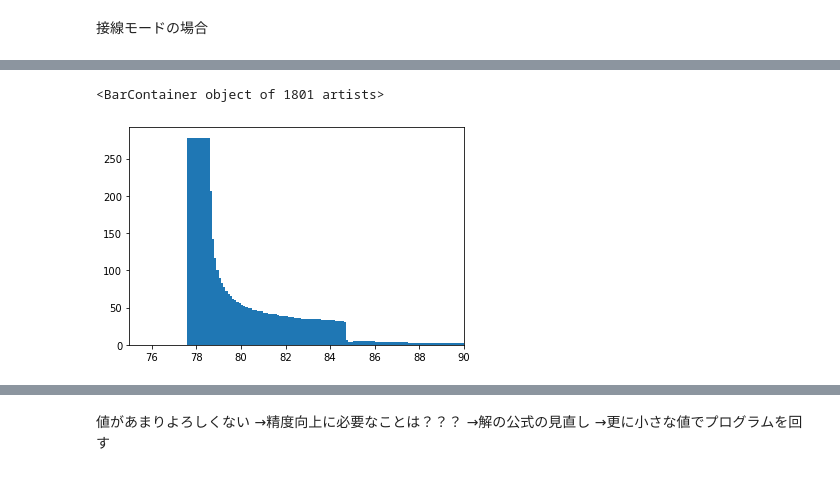
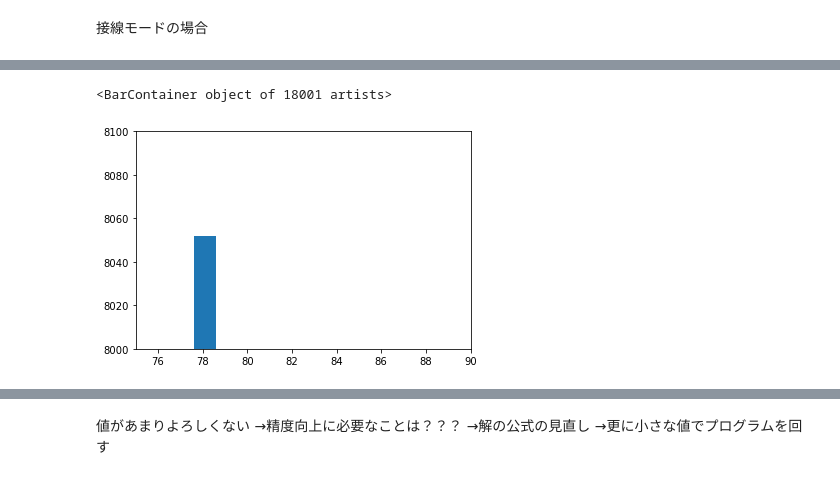
Before and after one commit to toshikingggg/lab, a Jupyter notebook: Optical-Depth-Measurement/new_optical_depth_mesurementt.ipynb, the cells around one changed output, grey strips where cells are left out. Saved outputs shown, nothing was run; the diff lists cells and outputs as text; code cells hidden in the pictures.

```diff
--- a/Optical-Depth-Measurement/new_optical_depth_mesurementt.ipynb
+++ b/Optical-Depth-Measurement/new_optical_depth_mesurementt.ipynb
@@ -768,50 +773,51 @@ plt.bar(array, inst, width=1.0)
 #D<0
 array = []
 keep = 0
-inst=[0]*1801
-sita_v_test = [0]*1801
+inst=[0]*18001
+sita_v_test = [0]*18001
 
 #180度を1800等分した配列
-while keep < 180.1:
-    keep = round(keep,1)
+while keep < 180.01:
+    keep = round(keep,2)
     array.append(keep)
-    keep += 0.1
+    keep += 0.01
 # print(array)
 
 for x, y,sita_v_v in zip(new_x_d_list,new_y_d_list,new_sita_v_list):
     a = 0
     b = 1
     c = y
     d = x
 
     tan_test = (abs(a*d - b*c))/(abs(a*c + b*d))
 
     sita_test = math.atan(tan_test)
     if x<0:
 #         print("(x座標,y座標)=(",x,y,")|",round(math.degrees(sita_test),1),"度")
-        f = round(math.degrees(sita_test),1)
-        for i in range(0,1801):
+        f = round(math.degrees(sita_test),2)
+        for i in range(0,18001):
             if array[i] == f:
                 inst[i] += 1
                 sita_v_test[i] = sita_v_v
     else:
 #         print("(x座標,y座標)=(",x,y,")|",round(180-math.degrees(sita_test),1),"度")
-        f = round(180-math.degrees(sita_test),1)
-        for i in range(0,1801):
+        f = round(180-math.degrees(sita_test),2)
+        for i in range(0,18001):
             if array[i] == f:
                 inst[i] += 1
                 sita_v_test[i] = sita_v_v
 
 #     #1度を10分割する
 # print(inst)
 # print(len(inst))
 # print(len(array))
 plt.xlim([75,90])
+plt.ylim([8000,8100])
 plt.bar(array, inst, width=1.0)
 #まだ荒い
 # %% [output]
-<BarContainer object of 1801 artists>
+<BarContainer object of 18001 artists>
-[figure, old version]
+[figure, new version]
 # %%
 #sita求める
 tmp1=2.5
```
Also changed, not shown: parts of 22 cells of this notebook.
